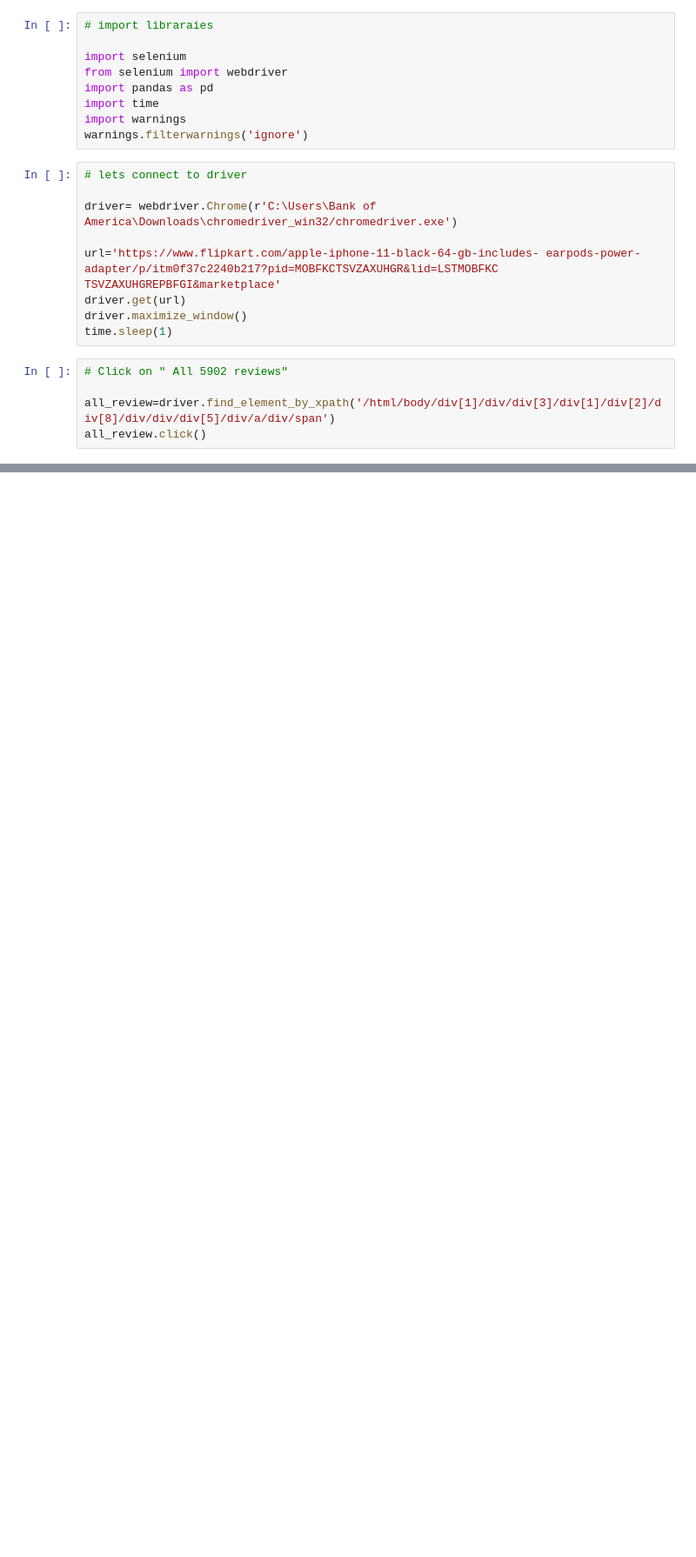
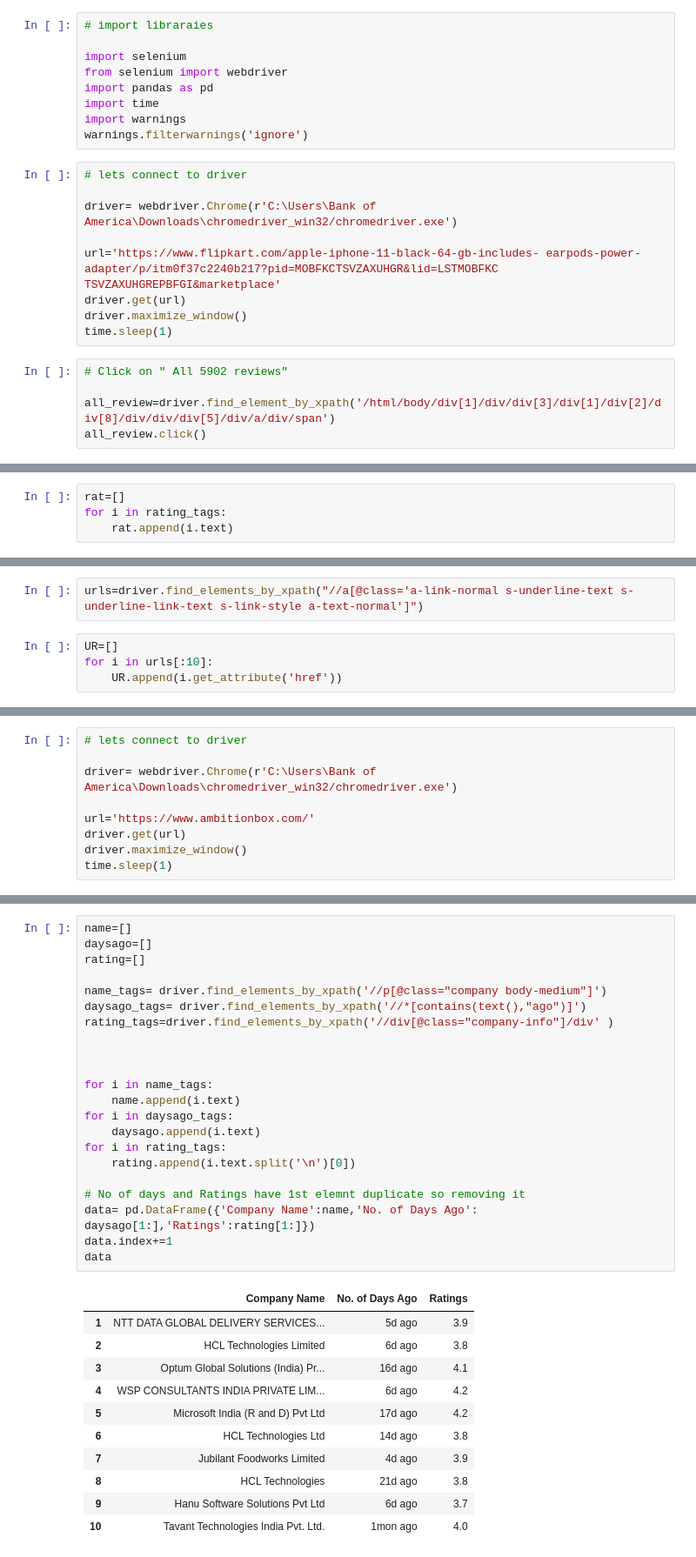
Before and after one commit to mohittomar2008/Internship, a Jupyter notebook: Selenium.ipynb, the cells around one changed output, grey strips where cells are left out. Shown at 87% size. Cells and saved outputs as stored; diff of their text form; blank space fills up the shorter version.

```diff
--- a/Selenium.ipynb
+++ b/Selenium.ipynb
@@ -601,0 +815,4 @@ button
+# %%
+rat=[]
+for i in rating_tags:
+    rat.append(i.text)
@@ -601,0 +845,6 @@ button
+# %%
+urls=driver.find_elements_by_xpath("//a[@class='a-link-normal s-underline-text s-underline-link-text s-link-style a-text-normal']")
+# %%
+UR=[]
+for i in urls[:10]:
+    UR.append(i.get_attribute('href'))
@@ -601,0 +896,9 @@ button
+# %%
+# lets connect to driver
+
+driver= webdriver.Chrome(r'C:\Users\Bank of America\Downloads\chromedriver_win32/chromedriver.exe')
+
+url='https://www.ambitionbox.com/'
+driver.get(url)
+driver.maximize_window()
+time.sleep(1)
@@ -601,0 +923,34 @@ button
+# %%
+name=[]
+daysago=[]
+rating=[]
+
+name_tags= driver.find_elements_by_xpath('//p[@class="company body-medium"]')
+daysago_tags= driver.find_elements_by_xpath('//*[contains(text(),"ago")]')
+rating_tags=driver.find_elements_by_xpath('//div[@class="company-info"]/div' )
+
+
+
+for i in name_tags:
+    name.append(i.text)
+for i in daysago_tags:
+    daysago.append(i.text)
+for i in rating_tags:
+    rating.append(i.text.split('\n')[0])
+
+# No of days and Ratings have 1st elemnt duplicate so removing it
+data= pd.DataFrame({'Company Name':name,'No. of Days Ago': daysago[1:],'Ratings':rating[1:]})
+data.index+=1
+data
+# %% [output]
+|  | Company Name | No. of Days Ago | Ratings |
+| 1 | NTT DATA GLOBAL DELIVERY SERVICES... | 5d ago | 3.9 |
+| 2 | HCL Technologies Limited | 6d ago | 3.8 |
+| 3 | Optum Global Solutions (India) Pr... | 16d ago | 4.1 |
+| 4 | WSP CONSULTANTS INDIA PRIVATE LIM... | 6d ago | 4.2 |
+| 5 | Microsoft India (R and D) Pvt Ltd | 17d ago | 4.2 |
+| 6 | HCL Technologies Ltd | 14d ago | 3.8 |
+| 7 | Jubilant Foodworks Limited | 4d ago | 3.9 |
+| 8 | HCL Technologies | 21d ago | 3.8 |
+| 9 | Hanu Software Solutions Pvt Ltd | 6d ago | 3.7 |
+| 10 | Tavant Technologies India Pvt. Ltd. | 1mon ago | 4.0 |
```
Also changed, not shown: parts of 53 cells of this notebook.
